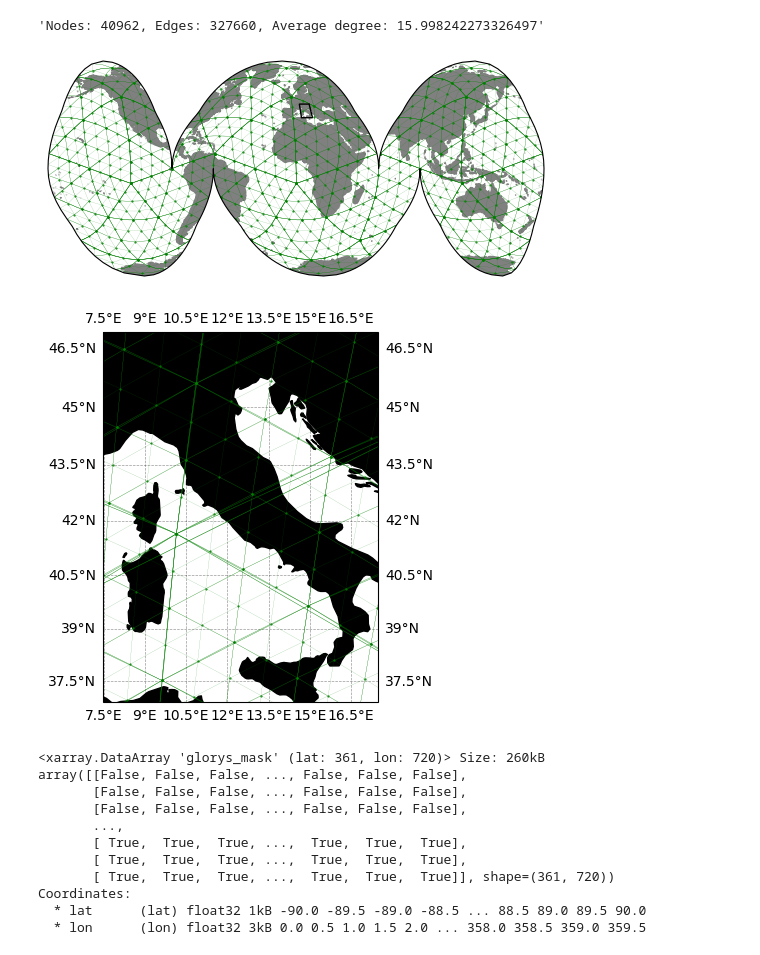
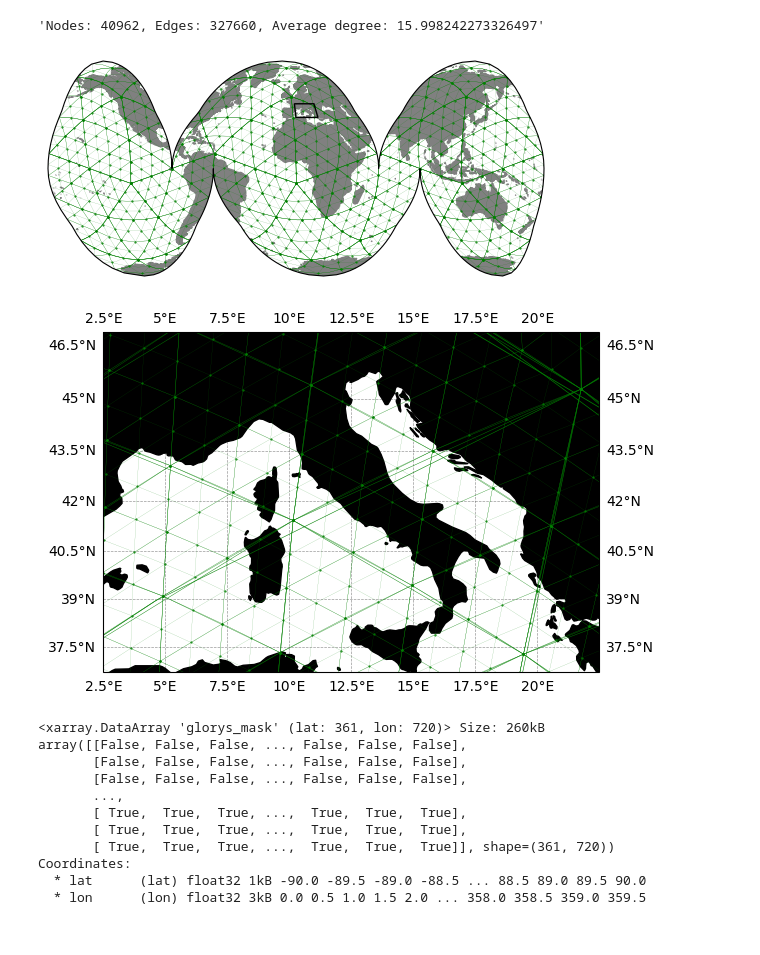
Before and after one commit to stefanocampanella/graphcast, a Jupyter notebook: notebooks/mesh_comparison.ipynb, the cells around one changed output. Saved outputs shown, nothing was run; the diff lists cells and outputs as text; code cells hidden in the pictures.

```diff
--- a/notebooks/mesh_comparison.ipynb
+++ b/notebooks/mesh_comparison.ipynb
@@ -32,7 +34,7 @@ if not output_dir.exists():
 # The zoom-ins will be around the following area.
 geolocator = Nominatim(user_agent="mesh_comparison")
 location = geolocator.geocode("Rome")
-width, height = 10.0, 10.0
+width, height = 20.0, 10.0
 bounds = (location.longitude - width / 2, location.longitude + width / 2,
           location.latitude - height / 2, location.latitude + height / 2)
 # %%
@@ -63,7 +65,7 @@ Data variables: (12/33)
 # They will be projected on the reference geoid via PROJ, using `mesh_to_wgs`
 SPLITS = 6
 
-mesh_hierarchy = icosahedral_mesh.get_hierarchy_of_triangular_meshes_for_sphere(splits=SPLITS, radius=EARTH_RADIUS)
+mesh_hierarchy = icosahedral_mesh.get_hierarchy_of_triangular_meshes_for_sphere(splits=SPLITS)
 # %%
 def hierarchy_to_nx(meshes):
     multimesh = mesh_graph.merge_meshes(meshes)
@@ -87,7 +89,7 @@ for (split, mesh) in enumerate(mesh_hierarchy[:4]):
   lc = plot_utils.get_line_collection(wgs_graph, linewidths=0.08 * (4 - split), colors="green", transform=ccrs.Geodetic())
   ax.add_collection(lc)
   latitudes, longitudes = wgs_graph.vertices
-  ax.scatter(longitudes, latitudes, marker='.', color="green", s=(4 - split), zorder=2, transform=ccrs.PlateCarree())
+  ax.scatter(longitudes, latitudes, marker='.', color="green", s=(4 - split), zorder=2, transform=ccrs.Geodetic())
 
 # Add a rectangle patch around zoom-in
 ax.add_patch(mpatches.Rectangle(xy=(location.longitude - width / 2, location.latitude - height / 2), width=width, height=height,
@@ -95,27 +97,27 @@ ax.add_patch(mpatches.Rectangle(xy=(location.longitude - width / 2, location.lat
 if save_figures:
     plt.savefig(output_dir / 'icosahedral_multimesh.png', bbox_inches='tight')
 # %% [output]
-[figure, old version]
+[figure, new version]
 # %%
 fig = plt.figure()
 ax = fig.add_subplot(1, 1, 1, projection=ccrs.Mercator())
 ax.set_extent(bounds)
 ax.add_feature(cfeature.NaturalEarthFeature('physical', 'land', '50m', edgecolor='face', facecolor='black'))
 ax.gridlines(draw_labels=True, linewidth=0.5, alpha=0.4, color='k', linestyle='--')
 
 # Plot refinement levels separately, with thinner edges for finer meshes
 for (split, mesh) in enumerate(mesh_hierarchy):
 
   wgs_graph = mesh_graph.mesh_to_latlon(mesh, unit_sphere=True)
   lc = plot_utils.get_line_collection(wgs_graph, linewidths=0.08 * (7 - split), colors="green", transform=ccrs.Geodetic())
   ax.add_collection(lc)
   latitudes, longitudes = wgs_graph.vertices
-  ax.scatter(longitudes, latitudes, marker='.', color="green", s=(7 - split), zorder=2, transform=ccrs.PlateCarree())
+  ax.scatter(longitudes, latitudes, marker='.', color="green", s=(7 - split), zorder=2, transform=ccrs.Geodetic())
 
 if save_figures:
     plt.savefig(output_dir / 'icosahedral_multimesh_zoomin.png', bbox_inches='tight')
 # %% [output]
-[figure, old version]
+[figure, new version]
 # %%
 mask = dataset[['glorys_mask']].isel(level=0, drop=True)
 mask = dataset_utils.Process().regrid(mask, method='conservative', latitude_dim='lat', longitude_dim='lon',
```
Also changed, not shown: parts of 8 cells of this notebook, 2 other files.
